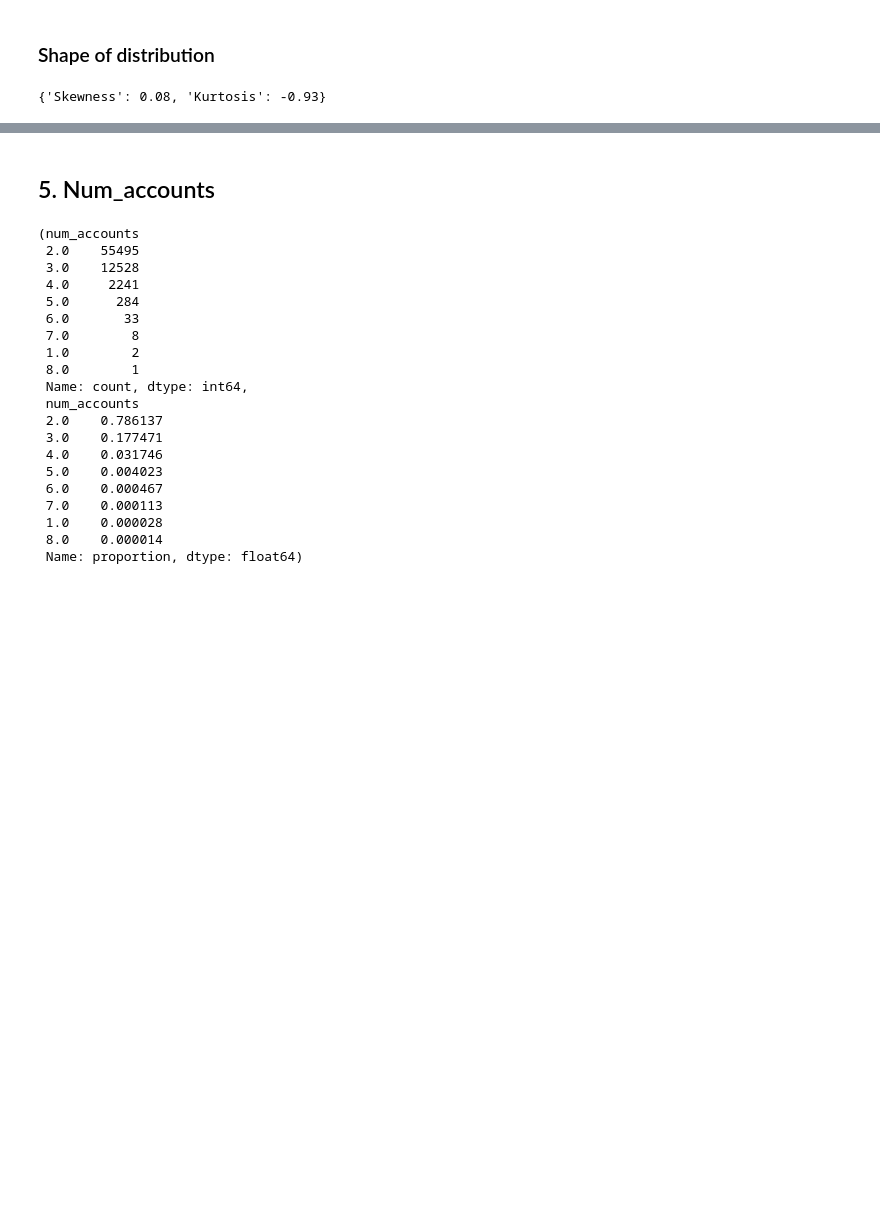
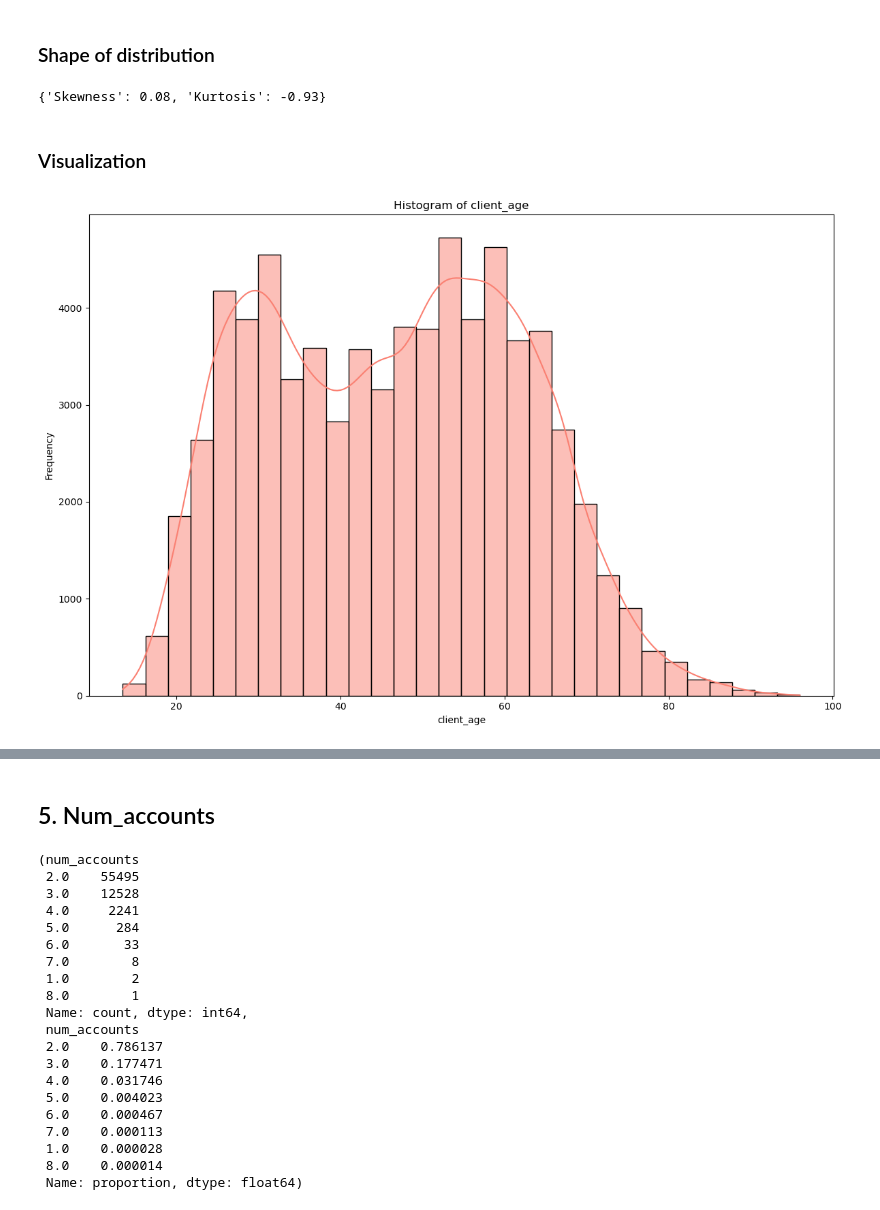
Before and after one commit to almudenaolg/Vanguard-AB-Test-Analysis, a Jupyter notebook: demo.ipynb, the cells around one changed output, grey strips where cells are left out. Saved outputs shown, nothing was run; the diff lists cells and outputs as text; code cells hidden in the pictures; blank space fills up the shorter version.

```diff
--- a/demo.ipynb
+++ b/demo.ipynb
@@ -227,3 +229,9 @@ dispersion_age
 calculate_skewness_kurtosis(df_demo, 'client_age')
 # %% [output]
 {'Skewness': 0.08, 'Kurtosis': -0.93}
+# %% [markdown]
+### Visualization
+# %%
+plot_histogram(df_demo, 'client_age', bins=30)
+# %% [output]
+[figure, added]
```
Also changed, not shown: parts of 41 cells of this notebook.
